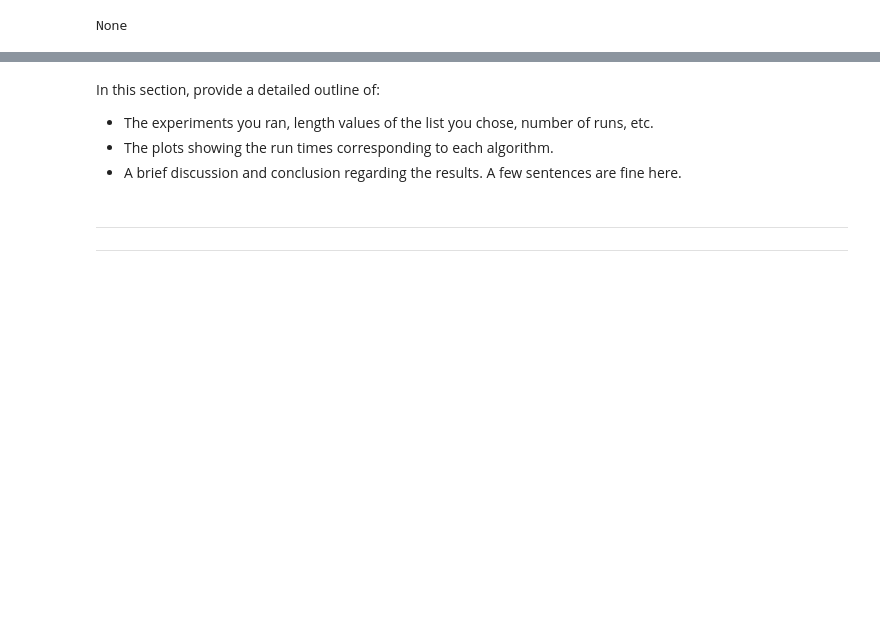
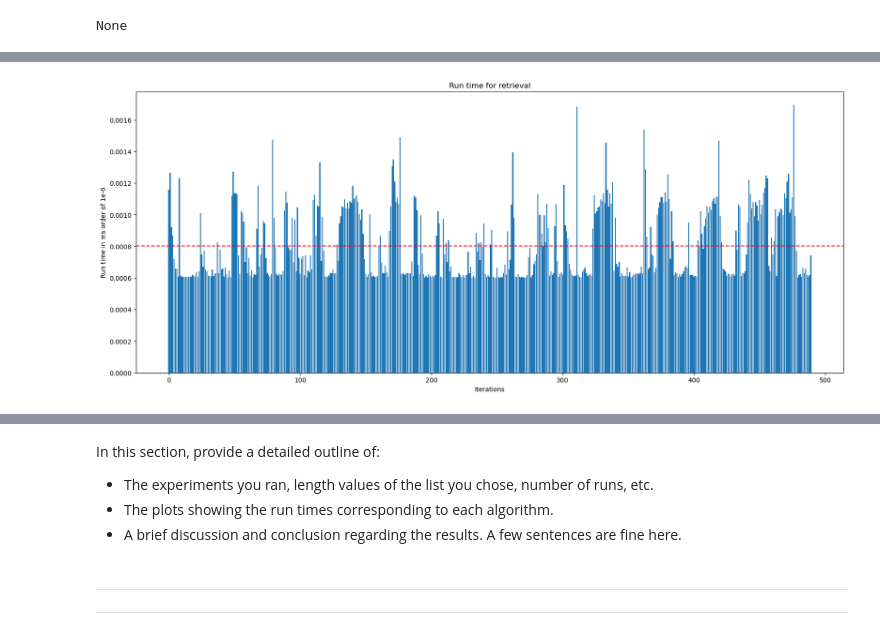
Before and after one commit to saboorah/CS2XC3, a Jupyter notebook: Lab_II.ipynb, the cells around one changed output, grey strips where cells are left out. Saved outputs shown, nothing was run; the diff lists cells and outputs as text; code cells hidden in the pictures; blank space fills up the shorter version.

```diff
--- a/Lab_II.ipynb
+++ b/Lab_II.ipynb
@@ -1206,0 +1316,21 @@ None
+# %%
+###----HEAPSORT EXPIRIMENT---#
+
+
+run_times = []
+l1 = create_custom_list(77,100)
+#print(l)
+for i in range(runs_d):
+    l = l1[:]
+    #print(l)
+
+    start = timeit.default_timer()
+    found = heapsort(l)
+    stop = timeit.default_timer()
+    run_times.append(stop-start)
+#print(found)
+#print(run_times)
+draw_plot(run_times)
+h_avg = sum (run_times)/runs_d
+# %% [output]
+[figure, added]
```
Also changed, not shown: parts of 27 cells of this notebook.
